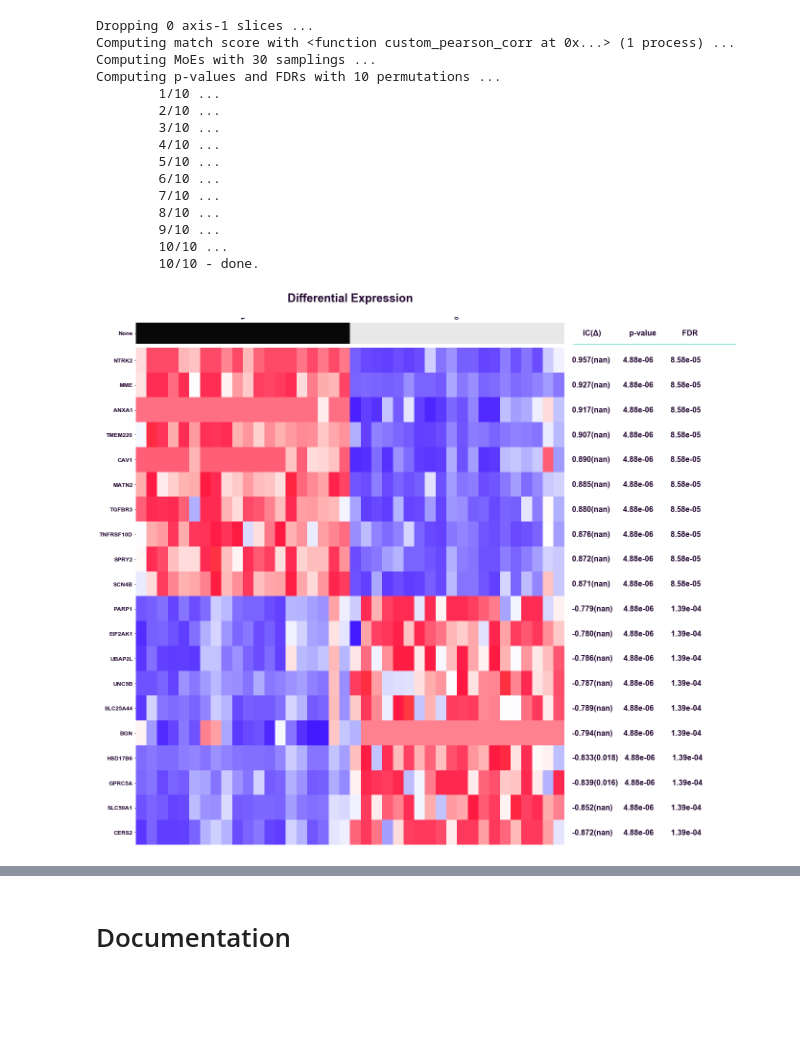
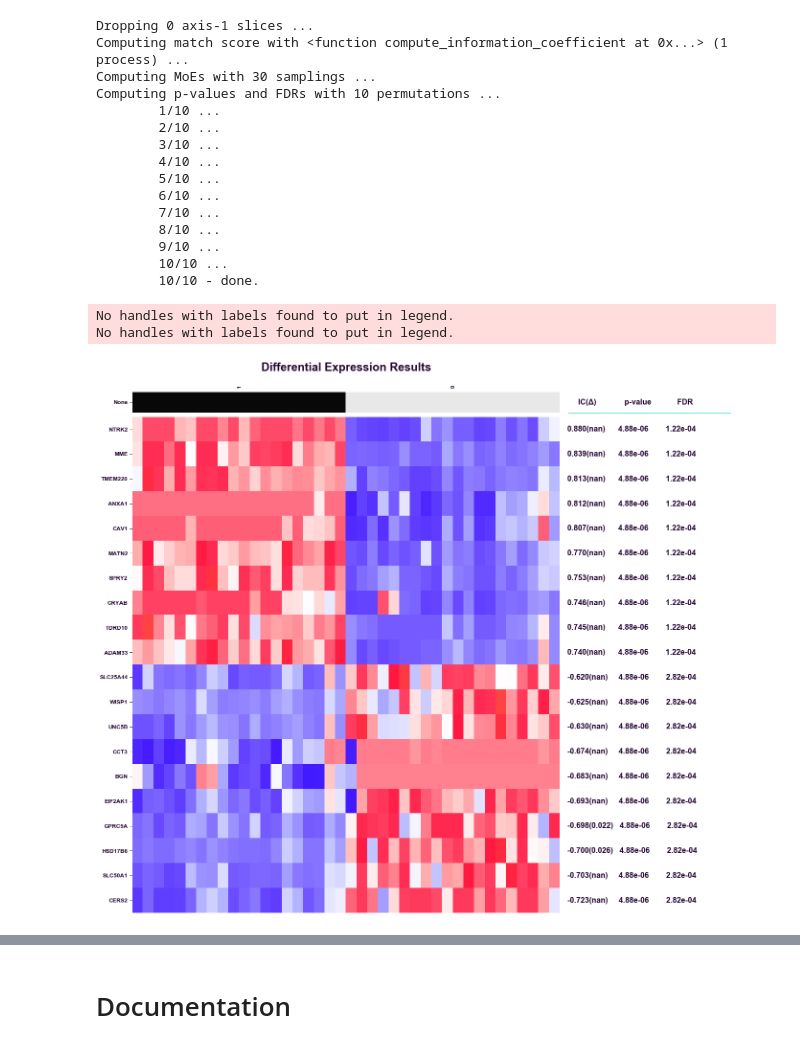
Before and after one commit to genepattern/differential-expression-modalities, a Jupyter notebook: differential_expression_doc.ipynb, the cells around one changed output, grey strips where cells are left out. Drawn from its saved outputs; the diff is of its cells as text; code cells hidden in the pictures; blank space fills up the shorter version.

```diff
--- a/differential_expression_doc.ipynb
+++ b/differential_expression_doc.ipynb
@@ -66,21 +70,23 @@ genepattern.GPUIBuilder(differential_gene_expression, name="Differential Gene Ex
 # %% [output]
 [interactive output not drawn]
 # %%
-de_results = differential_gene_expression(gene_expression="https://raw.githubusercontent.com/genepattern/differential-expression-modalities/master/data/workshop_BRCA_filtered.gct", phenotype_file="https://raw.githubusercontent.com/genepattern/differential-expression-modalities/master/data/workshop_BRCA_labels.cls", output_filename="Temp", ranking_method=custom_pearson_corr, max_number_of_genes_to_show=20, number_of_permutations=10, title="Differential Expression", random_seed=20121020)
+de_results = differential_gene_expression(gene_expression="https://raw.githubusercontent.com/genepattern/differential-expression-modalities/master/data/workshop_BRCA_filtered.gct", phenotype_file="https://raw.githubusercontent.com/genepattern/differential-expression-modalities/master/data/workshop_BRCA_labels.cls", output_filename="workshop_BRCA_de", ranking_method=compute_information_coefficient, max_number_of_genes_to_show=20, number_of_permutations=10, title="Differential Expression Results", random_seed=20121020)
 # %% [output]
 Dropping 0 axis-1 slices ...
-Computing match score with <function custom_pearson_corr at 0x...> (1 process) ...
+Computing match score with <function compute_information_coefficient at 0x...> (1 process) ...
 Computing MoEs with 30 samplings ...
 Computing p-values and FDRs with 10 permutations ...
         1/10 ...
         2/10 ...
         3/10 ...
         4/10 ...
         5/10 ...
         6/10 ...
         7/10 ...
         8/10 ...
         9/10 ...
         10/10 ...
         10/10 - done.
+No handles with labels found to put in legend.
+No handles with labels found to put in legend.
-[figure, old version]
+[figure, new version]
```
Also changed, not shown: parts of 14 cells of this notebook.
